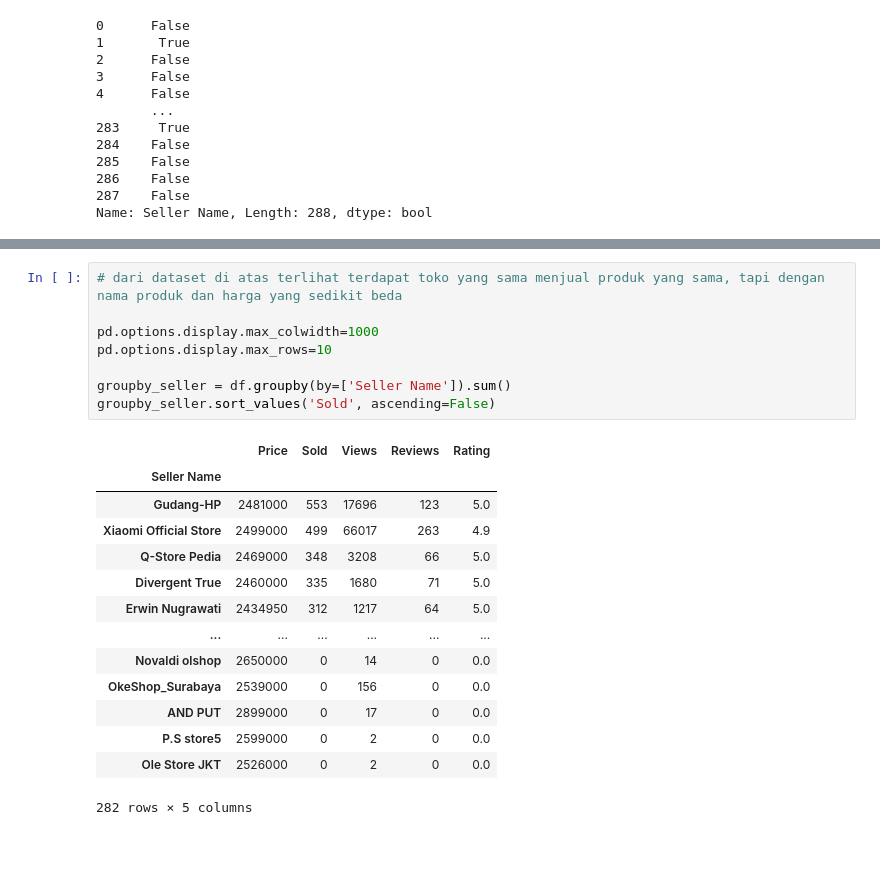
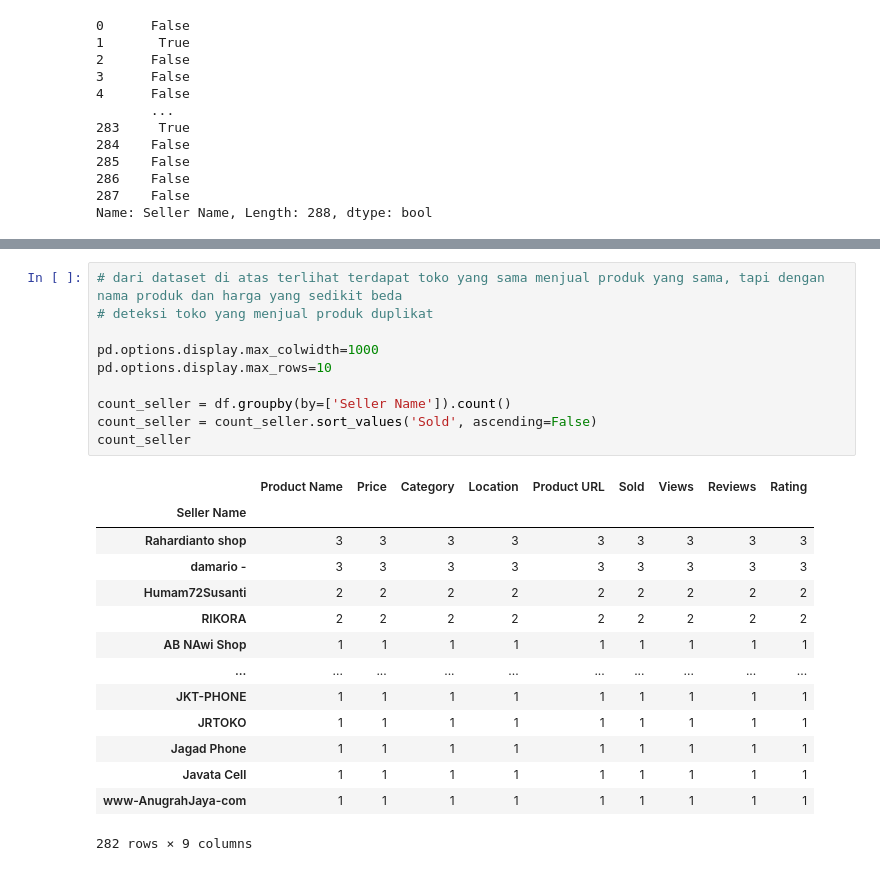
Before and after one commit to prasetyatf/EDA_RedmiNote11_tokped, a Jupyter notebook: analisis.ipynb, the cells around one changed output, grey strips where cells are left out. Cells and saved outputs as stored; diff of their text form.

```diff
--- a/analisis.ipynb
+++ b/analisis.ipynb
@@ -60,24 +67,26 @@ df.iloc[282:284]
 | 283 | Xiaomi Redmi Note 11 Ram 4Gb+128G... | 3275000 | Android OS | damario - | Jakarta Utara | https://www.tokopedia.com/damario... | 0 | 0 | 0 | ... |
 # %%
 # dari dataset di atas terlihat terdapat toko yang sama menjual produk yang sama, tapi dengan nama produk dan harga yang sedikit beda
+# deteksi toko yang menjual produk duplikat
 
 pd.options.display.max_colwidth=1000
 pd.options.display.max_rows=10
 
-groupby_seller = df.groupby(by=['Seller Name']).sum()
-groupby_seller.sort_values('Sold', ascending=False)
+count_seller = df.groupby(by=['Seller Name']).count()
+count_seller = count_seller.sort_values('Sold', ascending=False)
+count_seller
 # %% [output]
-|  | Price | Sold | Views | Reviews | Rating |
-| Seller Name |  |  |  |  |  |
-| Gudang-HP | 2481000 | 553 | 17696 | 123 | 5.0 |
-| Xiaomi Official Store | 2499000 | 499 | 66017 | 263 | 4.9 |
-| Q-Store Pedia | 2469000 | 348 | 3208 | 66 | 5.0 |
-| Divergent True | 2460000 | 335 | 1680 | 71 | 5.0 |
-| Erwin Nugrawati | 2434950 | 312 | 1217 | 64 | 5.0 |
-| ... | ... | ... | ... | ... | ... |
-| Novaldi olshop | 2650000 | 0 | 14 | 0 | 0.0 |
-| OkeShop_Surabaya | 2539000 | 0 | 156 | 0 | 0.0 |
-| AND PUT | 2899000 | 0 | 17 | 0 | 0.0 |
-| P.S store5 | 2599000 | 0 | 2 | 0 | 0.0 |
-| Ole Store JKT | 2526000 | 0 | 2 | 0 | 0.0 |
+|  | Product Name | Price | Category | Location | Product URL | Sold | Views | Reviews | Rating |
+| Seller Name |  |  |  |  |  |  |  |  |  |
+| Rahardianto shop | 3 | 3 | 3 | 3 | 3 | 3 | 3 | 3 | 3 |
+| damario - | 3 | 3 | 3 | 3 | 3 | 3 | 3 | 3 | 3 |
+| Humam72Susanti | 2 | 2 | 2 | 2 | 2 | 2 | 2 | 2 | 2 |
+| RIKORA | 2 | 2 | 2 | 2 | 2 | 2 | 2 | 2 | 2 |
+| AB NAwi Shop | 1 | 1 | 1 | 1 | 1 | 1 | 1 | 1 | 1 |
+| ... | ... | ... | ... | ... | ... | ... | ... | ... | ... |
+| JKT-PHONE | 1 | 1 | 1 | 1 | 1 | 1 | 1 | 1 | 1 |
+| JRTOKO | 1 | 1 | 1 | 1 | 1 | 1 | 1 | 1 | 1 |
+| Jagad Phone | 1 | 1 | 1 | 1 | 1 | 1 | 1 | 1 | 1 |
+| Javata Cell | 1 | 1 | 1 | 1 | 1 | 1 | 1 | 1 | 1 |
+| www-AnugrahJaya-com | 1 | 1 | 1 | 1 | 1 | 1 | 1 | 1 | 1 |
-282 rows × 5 columns
+282 rows × 9 columns
```
Also changed, not shown: parts of 30 cells of this notebook.
